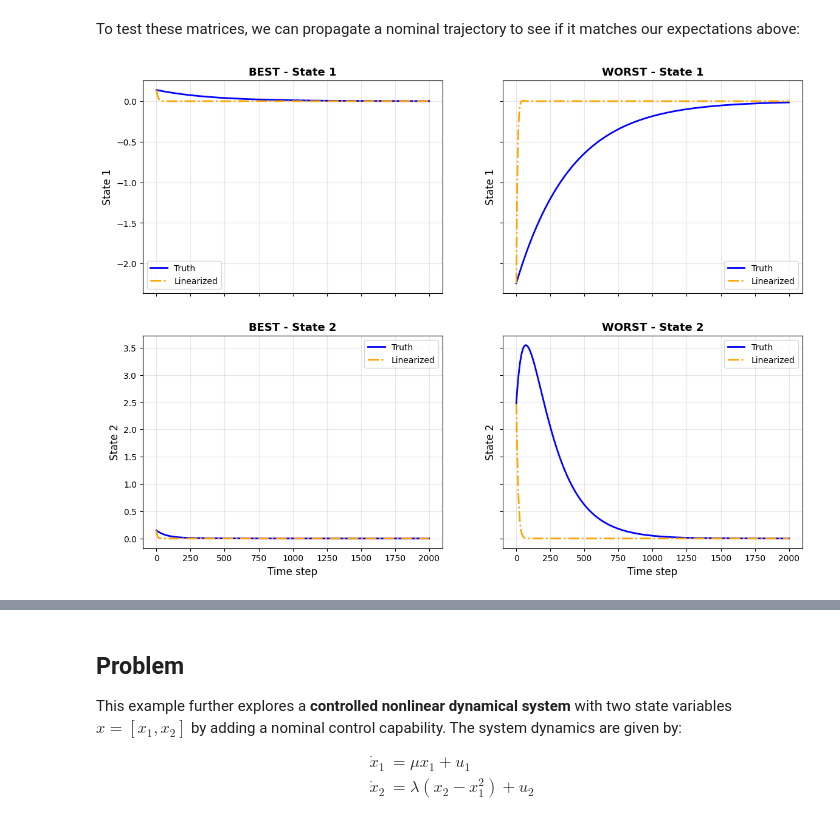
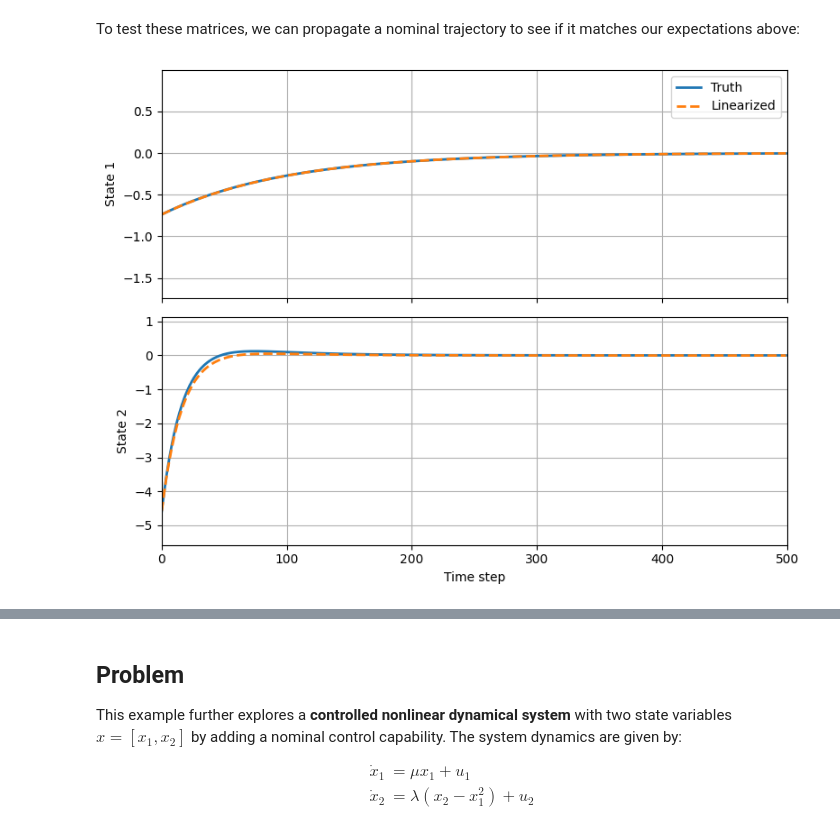
Before and after one commit to p-smith22/dymad-dev, a Jupyter notebook: examples/controllability/part_2.ipynb, the cells around one changed output, grey strips where cells are left out. Drawn from its saved outputs; the diff is of its cells as text; code cells hidden in the pictures.

```diff
--- a/examples/controllability/part_2.ipynb
+++ b/examples/controllability/part_2.ipynb
@@ -121,80 +115,29 @@ Next, we can fetch the linearization matrices as before:
 x_ref = np.array([0, 0])
 A, _, C = linearize(model, x_ref)
 
-# Grab the first matrices:
-A = A[0]
+# Discretize:
+dt = t_grid[1] - t_grid[0]
+A, _ = discretize_system(A[0], np.zeros((A.shape[0], 1)), dt)
+# Grab the first matrices for C:
 C = C[0]
 # %% [markdown]
 To test these matrices, we can propagate a nominal trajectory to see if it matches our expectations above:
 # %%
-# Sample a bunch of different trajectories and test which ones track the best:
-N = 2000
+# Sample one random trajectory:
+N = 500
 t_grid = np.linspace(0, 10, N)
-candidates = []
-for i in range(30):
+ts, xs, ys = sampler.sample(t_grid, batch=1)
 
-    # Sample trajectory:
-    ts, xs, ys = sampler.sample(t_grid, batch=1)
-    x_true = xs[0]
-    t_data = ts[0]
-    x0 = x_true[0]
-    n_tsteps = len(x_true) - 1
+# Extract data:
+x_true = xs[0]
+t_data = ts[0]
+x0 = x_true[0]
+n_tsteps = len(x_true) - 1
 
-    # Get linearized prediction:
-    x_linear, _ = prop_dyn_latent(model, A, None, C, x0, n_tsteps=n_tsteps)
+# Linearized prediction:
+x_linear, _ = prop_dyn_latent(model, A, None, C, x0, n_tsteps=n_tsteps)
 
-    # Compute error:
-    error = np.linalg.norm(x_true - x_linear)
-
-    # Append:
-    candidates.append({
-        'index': i,
-        't': t_data,
-        'x_true': x_true,
-        'x_linear': x_linear,
-        'error': error
-    })
-
-# Sort by error, pick best and worst:
-sorted_candidates = sorted(candidates, key=lambda x: x['error'])
-best = sorted_candidates[0]
-worst = sorted_candidates[-1]
-
-# Plot best and worst:
-fig, axes = plt.subplots(2, 2, figsize=(14, 10), sharey="row", sharex=True)
-
-# Best, state 1:
-axes[0, 0].plot(best['x_true'][:, 0], label='Truth', linewidth=2, color='blue')
-axes[0, 0].plot(best['x_linear'][:, 0], label='Linearized', linewidth=2, linestyle='-.', color='orange')
-axes[0, 0].set_ylabel('State 1', fontsize=12)
-axes[0, 0].set_title(f'BEST - State 1', fontsize=13, fontweight='bold')
-axes[0, 0].legend(fontsize=10)
-axes[0, 0].grid(True, alpha=0.3)
-
-# Best, state 2:
-axes[1, 0].plot(best['x_true'][:, 1], label='Truth', linewidth=2, color='blue')
-axes[1, 0].plot(best['x_linear'][:, 1], label='Linearized', linewidth=2, linestyle='-.', color='orange')
-axes[1, 0].set_ylabel('State 2', fontsize=12)
-axes[1, 0].set_xlabel('Time step', fontsize=12)
-axes[1, 0].set_title(f'BEST - State 2', fontsize=13, fontweight='bold')
-axes[1, 0].legend(fontsize=10)
-axes[1, 0].grid(True, alpha=0.3)
-
-# Worst, state 1:
-axes[0, 1].plot(worst['x_true'][:, 0], label='Truth', linewidth=2, color='blue')
-axes[0, 1].plot(worst['x_linear'][:, 0], label='Linearized', linewidth=2, linestyle='-.', color='orange')
-axes[0, 1].set_ylabel('State 1', fontsize=12)
-axes[0, 1].set_title(f'WORST - State 1', fontsize=13, fontweight='bold')
-axes[0, 1].legend(fontsize=10)
-axes[0, 1].grid(True, alpha=0.3)
-
-# Worst, state 2:
-axes[1, 1].plot(worst['x_true'][:, 1], label='Truth', linewidth=2, color='blue')
-axes[1, 1].plot(worst['x_linear'][:, 1], label='Linearized', linewidth=2, linestyle='-.', color='orange')
-axes[1, 1].set_ylabel('State 2', fontsize=12)
-axes[1, 1].set_xlabel('Time step', fontsize=12)
-axes[1, 1].set_title(f'WORST - State 2', fontsize=13, fontweight='bold')
-axes[1, 1].legend(fontsize=10)
-axes[1, 1].grid(True, alpha=0.3)
+# Plot comparison:
+plot_traj(np.stack([x_true.T, x_linear.T], axis=-1), None, N, lab=["Truth", "Linearized"], line=["-", "--"])
 # %% [output]
-[figure, old version]
+[figure, new version]
```
Also changed, not shown: parts of 21 cells of this notebook, 5 other files.
